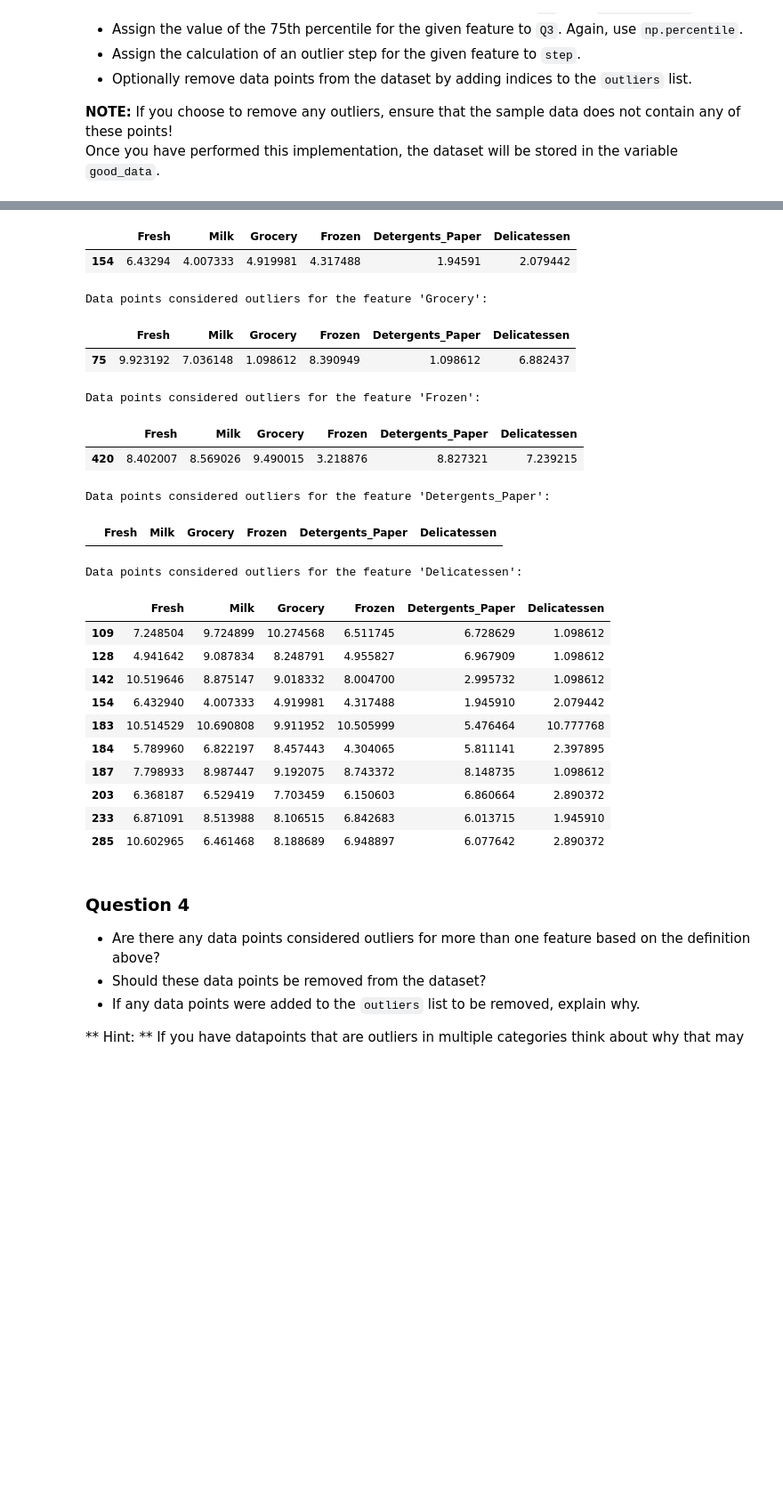
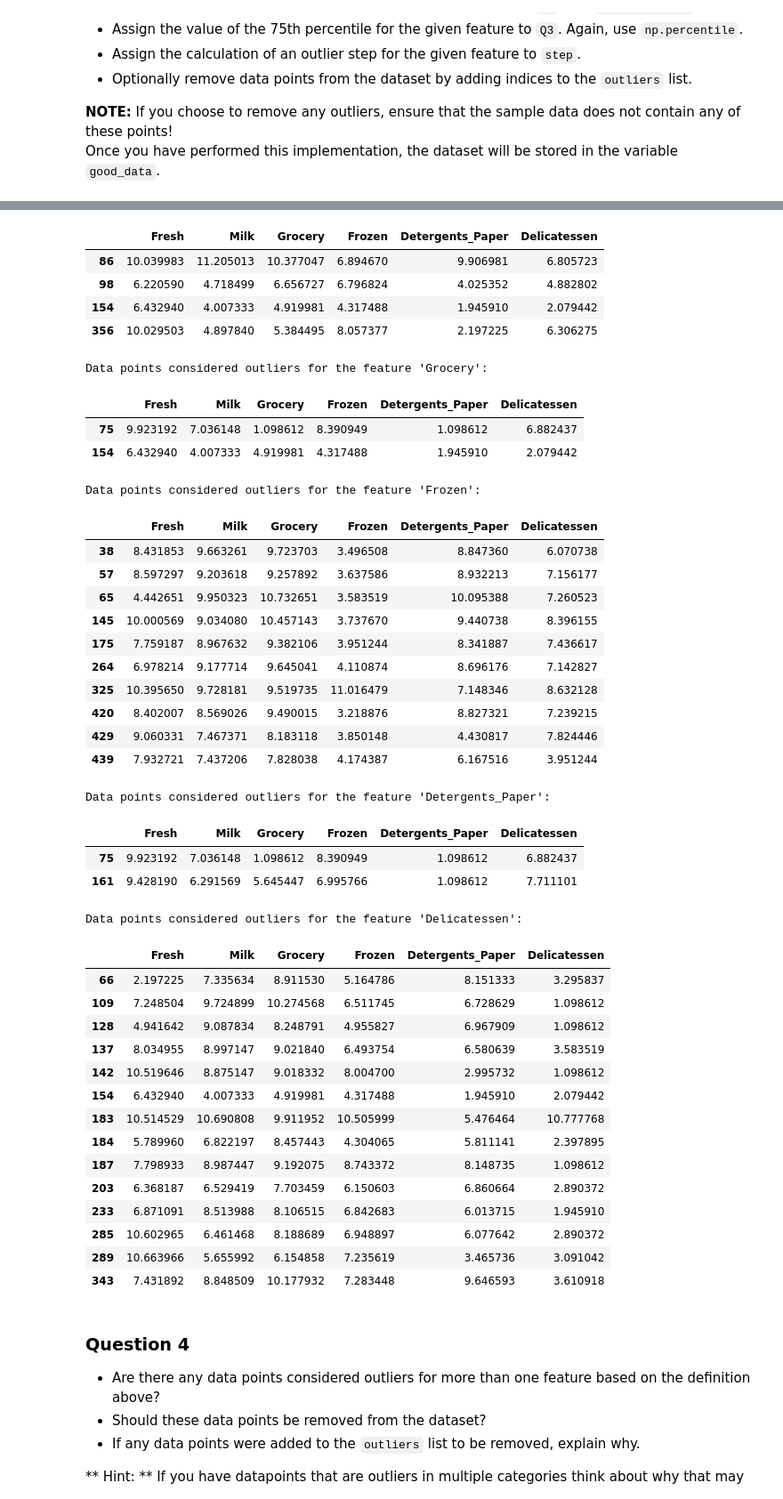
Before and after one commit to leizhipeng/ml, a Jupyter notebook: customer_segments/customer_segments.ipynb, the cells around one changed output, grey strips where cells are left out. Shown at 89% size. Cells and saved outputs as stored; diff of their text form; code cells hidden in the pictures; blank space fills up the shorter version.

```diff
--- a/customer_segments/customer_segments.ipynb
+++ b/customer_segments/customer_segments.ipynb
@@ -231,14 +231,17 @@ for feature in log_data.keys():
     Q3 = np.percentile(log_data[feature],75)
 
     # TODO: Use the interquartile range to calculate an outlier step (1.5 times the interquartile range)
-    step = (Q3-Q1)*2
+    step = (Q3-Q1)*1.5
 
     # Display the outliers
     print "Data points considered outliers for the feature '{}':".format(feature)
     display(log_data[~((log_data[feature] >= Q1 - step) & (log_data[feature] <= Q3 + step))])
+    #print log_data[~((log_data[feature] >= Q1 - step) & (log_data[feature] <= Q3 + step))].index
 
 # OPTIONAL: Select the indices for data points you wish to remove
-outliers  = [183,325,86]
+outliers  = [81, 95, 96, 171, 193, 218, 304, 305, 338, 353, 355,357, 412,86, 98, 356,
+             38, 57, 145, 175, 264, 325, 420, 429, 39,161,109, 137, 142, 183,
+             184, 187, 203, 233, 285, 289,343]
 
 # Remove the outliers, if any were specified
 good_data = log_data.drop(log_data.index[outliers]).reset_index(drop = True)
@@ -254,20 +265,37 @@ Data points considered outliers for the feature 'Fresh':
 | 357 | 3.610918 | 7.150701 | 10.011086 | 4.919981 | 8.816853 | 4.700480 |
 | 412 | 4.574711 | 8.190077 | 9.425452 | 4.584967 | 7.996317 | 4.127134 |
 Data points considered outliers for the feature 'Milk':
 |  | Fresh | Milk | Grocery | Frozen | Detergents_Paper | Delicatessen |
-| 154 | 6.43294 | 4.007333 | 4.919981 | 4.317488 | 1.94591 | 2.079442 |
+| 86 | 10.039983 | 11.205013 | 10.377047 | 6.894670 | 9.906981 | 6.805723 |
+| 98 | 6.220590 | 4.718499 | 6.656727 | 6.796824 | 4.025352 | 4.882802 |
+| 154 | 6.432940 | 4.007333 | 4.919981 | 4.317488 | 1.945910 | 2.079442 |
+| 356 | 10.029503 | 4.897840 | 5.384495 | 8.057377 | 2.197225 | 6.306275 |
 Data points considered outliers for the feature 'Grocery':
 |  | Fresh | Milk | Grocery | Frozen | Detergents_Paper | Delicatessen |
 | 75 | 9.923192 | 7.036148 | 1.098612 | 8.390949 | 1.098612 | 6.882437 |
+| 154 | 6.432940 | 4.007333 | 4.919981 | 4.317488 | 1.945910 | 2.079442 |
 Data points considered outliers for the feature 'Frozen':
 |  | Fresh | Milk | Grocery | Frozen | Detergents_Paper | Delicatessen |
+| 38 | 8.431853 | 9.663261 | 9.723703 | 3.496508 | 8.847360 | 6.070738 |
+| 57 | 8.597297 | 9.203618 | 9.257892 | 3.637586 | 8.932213 | 7.156177 |
+| 65 | 4.442651 | 9.950323 | 10.732651 | 3.583519 | 10.095388 | 7.260523 |
+| 145 | 10.000569 | 9.034080 | 10.457143 | 3.737670 | 9.440738 | 8.396155 |
+| 175 | 7.759187 | 8.967632 | 9.382106 | 3.951244 | 8.341887 | 7.436617 |
+| 264 | 6.978214 | 9.177714 | 9.645041 | 4.110874 | 8.696176 | 7.142827 |
+| 325 | 10.395650 | 9.728181 | 9.519735 | 11.016479 | 7.148346 | 8.632128 |
 | 420 | 8.402007 | 8.569026 | 9.490015 | 3.218876 | 8.827321 | 7.239215 |
+| 429 | 9.060331 | 7.467371 | 8.183118 | 3.850148 | 4.430817 | 7.824446 |
+| 439 | 7.932721 | 7.437206 | 7.828038 | 4.174387 | 6.167516 | 3.951244 |
 Data points considered outliers for the feature 'Detergents_Paper':
 |  | Fresh | Milk | Grocery | Frozen | Detergents_Paper | Delicatessen |
+| 75 | 9.923192 | 7.036148 | 1.098612 | 8.390949 | 1.098612 | 6.882437 |
+| 161 | 9.428190 | 6.291569 | 5.645447 | 6.995766 | 1.098612 | 7.711101 |
 Data points considered outliers for the feature 'Delicatessen':
 |  | Fresh | Milk | Grocery | Frozen | Detergents_Paper | Delicatessen |
+| 66 | 2.197225 | 7.335634 | 8.911530 | 5.164786 | 8.151333 | 3.295837 |
 | 109 | 7.248504 | 9.724899 | 10.274568 | 6.511745 | 6.728629 | 1.098612 |
 | 128 | 4.941642 | 9.087834 | 8.248791 | 4.955827 | 6.967909 | 1.098612 |
+| 137 | 8.034955 | 8.997147 | 9.021840 | 6.493754 | 6.580639 | 3.583519 |
 | 142 | 10.519646 | 8.875147 | 9.018332 | 8.004700 | 2.995732 | 1.098612 |
 | 154 | 6.432940 | 4.007333 | 4.919981 | 4.317488 | 1.945910 | 2.079442 |
 | 183 | 10.514529 | 10.690808 | 9.911952 | 10.505999 | 5.476464 | 10.777768 |
@@ -276,6 +304,8 @@ Data points considered outliers for the feature 'Delicatessen':
 | 203 | 6.368187 | 6.529419 | 7.703459 | 6.150603 | 6.860664 | 2.890372 |
 | 233 | 6.871091 | 8.513988 | 8.106515 | 6.842683 | 6.013715 | 1.945910 |
 | 285 | 10.602965 | 6.461468 | 8.188689 | 6.948897 | 6.077642 | 2.890372 |
+| 289 | 10.663966 | 5.655992 | 6.154858 | 7.235619 | 3.465736 | 3.091042 |
+| 343 | 7.431892 | 8.848509 | 10.177932 | 7.283448 | 9.646593 | 3.610918 |
 # %% [markdown]
 ### Question 4
 * Are there any data points considered outliers for more than one feature based on the definition above?
```
Also changed, not shown: parts of 11 cells of this notebook.
